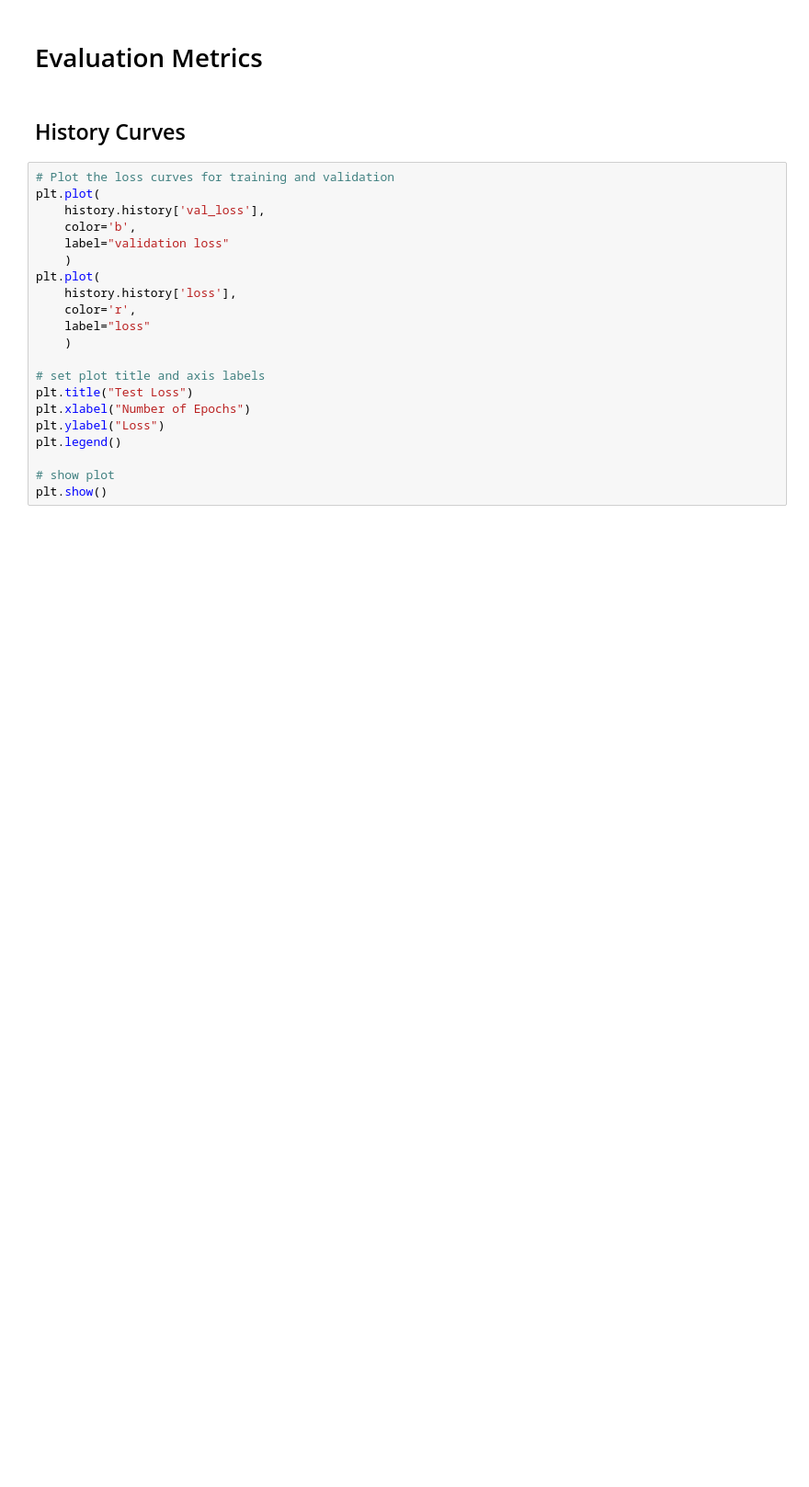
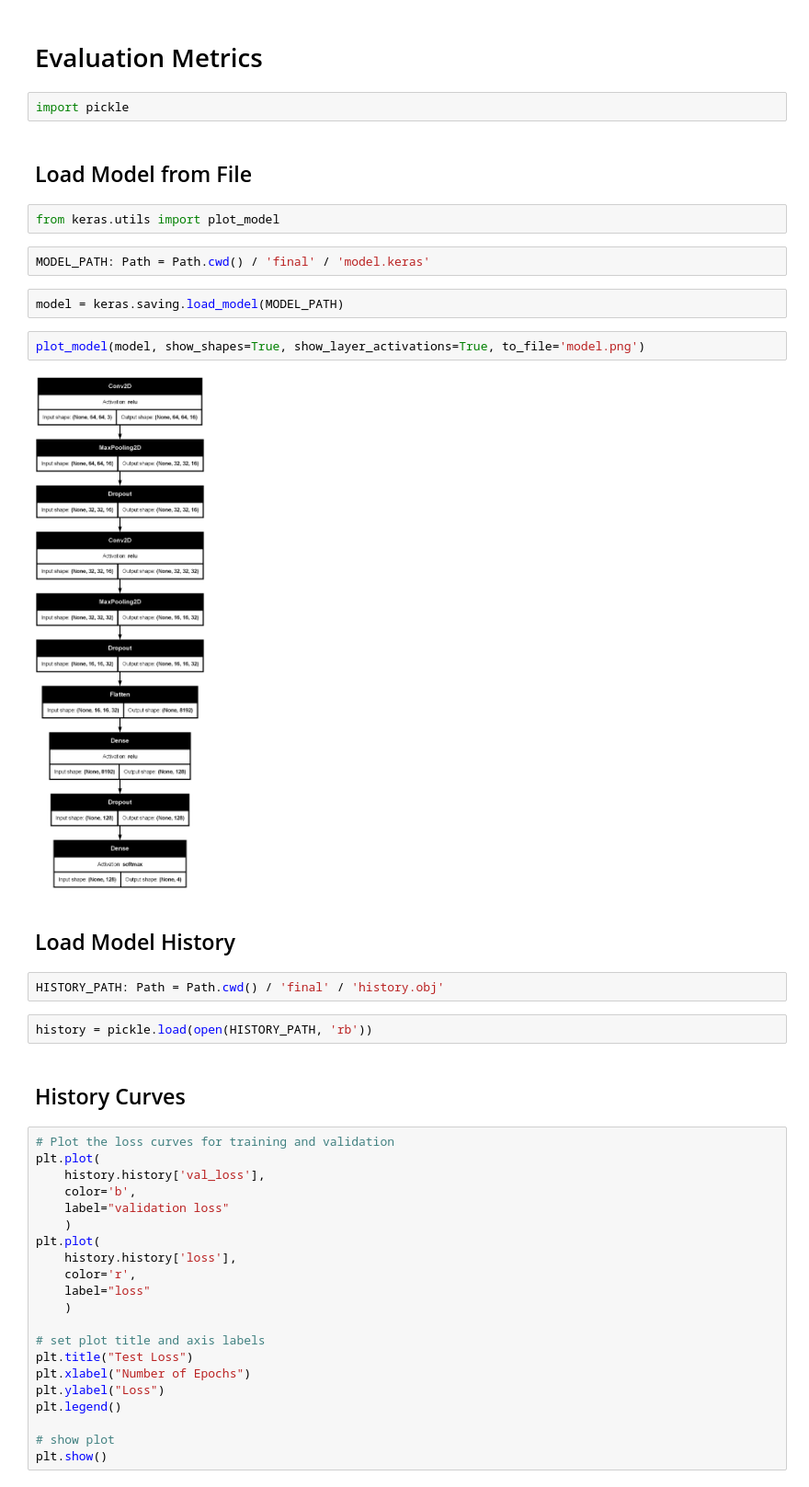
Before and after one commit to 04nada/corn-leaf-disease-classifier, a Jupyter notebook: cnn/cnn.ipynb, the cells around one changed output. Shown at 92% size. Cells and saved outputs as stored; diff of their text form; blank space fills up the shorter version.

Commit message:
feat: plot model layers

```diff
--- a/cnn/cnn.ipynb
+++ b/cnn/cnn.ipynb
@@ -407,5 +467,25 @@ Epoch 128/250
 # %% [markdown]
 # Evaluation Metrics
+# %%
+import pickle
+# %% [markdown]
+## Load Model from File
+# %%
+from keras.utils import plot_model
+# %%
+MODEL_PATH: Path = Path.cwd() / 'final' / 'model.keras'
+# %%
+model = keras.saving.load_model(MODEL_PATH)
+# %%
+plot_model(model, show_shapes=True, show_layer_activations=True, to_file='model.png')
+# %% [output]
+[figure, added]
+# %% [markdown]
+## Load Model History
+# %%
+HISTORY_PATH: Path = Path.cwd() / 'final' / 'history.obj'
+# %%
+history = pickle.load(open(HISTORY_PATH, 'rb'))
 # %% [markdown]
 ## History Curves
 # %%
```
Also changed, not shown: parts of 32 cells of this notebook, 1 other file.
